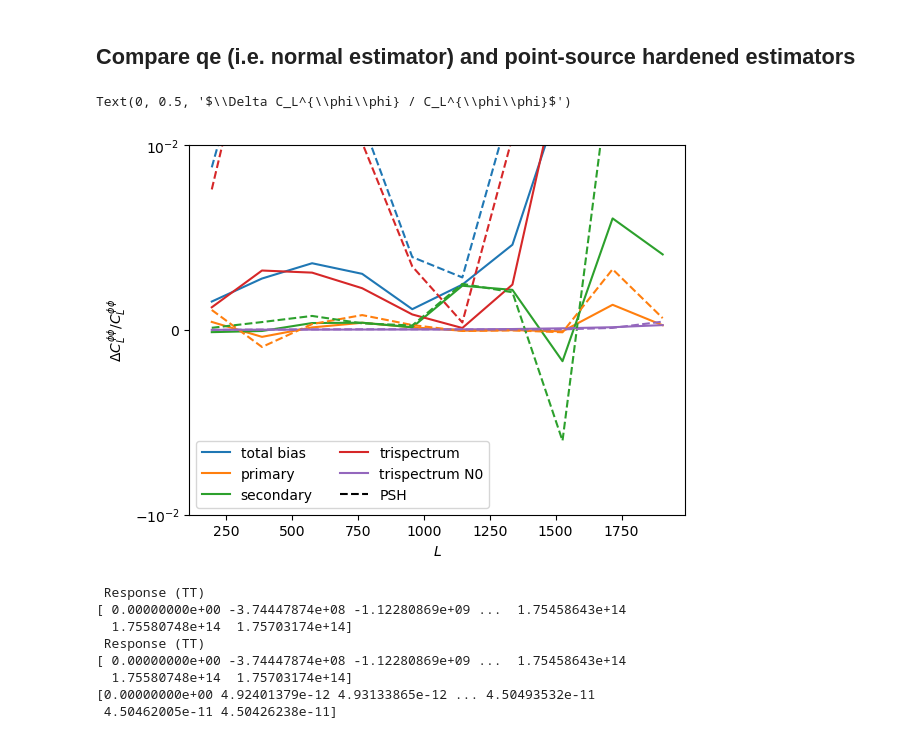
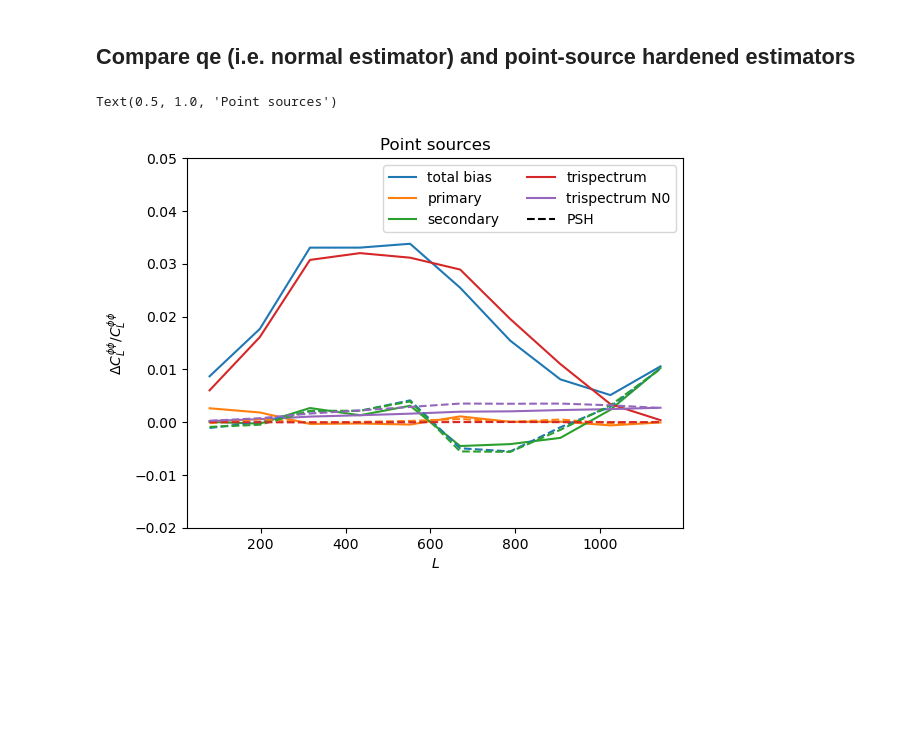
Before and after one commit to simonsobs/fgbias, a Jupyter notebook: examples/example1.ipynb, the cells around one changed output. Drawn from its saved outputs; the diff is of its cells as text; code cells hidden in the pictures; blank space fills up the shorter version.

```diff
--- a/examples/example1.ipynb
+++ b/examples/example1.ipynb
@@ -69,2 +79,5 @@ hp.mollview(source_temp_map)
 # %%
-fg_alm = hp.map2alm(source_temp_map, lmax=mlmax)
+#source_temp_map_beam_convolved = hp.smoothing(source_temp_map, fwhm=np.radians(beam_fwhm/60))
+#source_alm_beamed = hp.map2alm(source_temp_map_beam_convolved,lmax=mlmax)
+#source_alm = curvedsky.almxfl(source_alm_beamed, 1./hp.gauss_beam(np.radians(beam_fwhm/60), lmax=mlmax))
+source_alm = hp.map2alm(source_temp_map, lmax=mlmax)
@@ -86,8 +102,11 @@ cmbp_alm = futils.get_cmb_alm(1999,0)
 Setup lensing reconstruction stuff. This generates `recon_setup`, a dictionary that contains various useful quantities functions,
 including those that perform lensing reconstruction using falafel.
 # %%
-px = qe.pixelization(nside=2048) #the pixelisation to use for the real-space quadratic estimator (shouldn't affect the result).
-recon_setup = setup_AAAA_recon(px, lmin, lmax, mlmax,
+shape, wcs = enmap.fullsky_geometry(res=np.radians(2. / 60.0))
+px_car = qe.pixelization(shape, wcs) #the pixelisation to use for the real-space quadratic estimator (shouldn't affect the result...much).
+
+#px_hp = qe.pixelization(nside=2048) #the pixelisation to use for the real-space quadratic estimator (shouldn't affect the result...much).
+recon_setup = setup_recon(px_car, lmin, lmax, mlmax,
                 tcls,
                 do_psh=True, do_prh=False,
                 profile=None)
@@ -99,7 +118,13 @@ Now use `get_bias_terms` to get the lensing foreground bias. This will take a fe
 # %%
-bias_stuff = get_bias_terms(fg_alm, recon_setup,
+from timeit import default_timer as timer
+import datetime
+
+start=timer()
+source_bias_stuff = get_bias_terms(source_alm, recon_setup,
                    phi_alm, cmb_alm, cmbp_alm,
                    ests=["qe","psh"], comm=None)
+end=timer()
+print("took %s to get bias terms"%datetime.timedelta(seconds=end-start))
 # %% [output]
 getting biases for est: qe
 doing fg-only reconstruction
@@ -149,28 +145,36 @@ Text(0, 0.5, '$\\Delta C_L^{\\phi\\phi} / C_L^{\\phi\\phi}$')
 # %%
 fig,ax=plt.subplots()
 
+#function for binning Cl
+binner = ClBinner(lmin=20, lmax=1200, nbin=10)
+
+#get true cl_phi_phi to compare biases to
+cl_phiphi_theory = ucls["kk"] / (Ls * (Ls+1) / 2)**2 #get theory to compare to
+cl_phiphi_binned = binner(cl_phiphi_theory)
+
 est, linestyle = "qe","-"
 #ax.plot(binner.bin_mids, binner(bias_stuff["cl_phi"]), color="k", label=r"$C_L^{\phi\phi}$")
-ax.plot(binner.bin_mids, binner(bias_stuff["total_%s"%est])/cl_phiphi_binned, linestyle, color="C0", label="total bias")
-ax.plot(binner.bin_mids, binner(bias_stuff["primary_%s"%est])/cl_phiphi_binned, linestyle, color="C1", label="primary")
-ax.plot(binner.bin_mids, binner(bias_stuff["secondary_%s"%est])/cl_phiphi_binned, linestyle, color="C2", label="secondary")
-ax.plot(binner.bin_mids, binner(bias_stuff["trispectrum_%s"%est])/cl_phiphi_binned, linestyle, color="C3", label="trispectrum")
-ax.plot(binner.bin_mids, binner(bias_stuff["tri_N0_%s"%est])/cl_phiphi_binned, linestyle,color="C4", label="trispectrum N0")
+ax.plot(binner.bin_mids, binner(source_bias_stuff["total_%s"%est])/cl_phiphi_binned, linestyle, color="C0", label="total bias")
+ax.plot(binner.bin_mids, binner(source_bias_stuff["primary_%s"%est])/cl_phiphi_binned, linestyle, color="C1", label="primary")
+ax.plot(binner.bin_mids, binner(source_bias_stuff["secondary_%s"%est])/cl_phiphi_binned, linestyle, color="C2", label="secondary")
+ax.plot(binner.bin_mids, binner(source_bias_stuff["trispectrum_%s"%est])/cl_phiphi_binned, linestyle, color="C3", label="trispectrum")
+#ax.plot(binner.bin_mids, binner(source_bias_stuff["tri_N0_%s"%est])/cl_phiphi_binned, linestyle,color="C4", label="trispectrum N0")
 
 est, linestyle = "psh","--"
 #ax.plot(binner.bin_mids, binner(bias_stuff["cl_phi"]), color="k", label=r"$C_L^{\phi\phi}$")
-ax.plot(binner.bin_mids, binner(bias_stuff["total_%s"%est])/cl_phiphi_binned, linestyle, color="C0",)# label="total bias")
-ax.plot(binner.bin_mids, binner(bias_stuff["primary_%s"%est])/cl_phiphi_binned, linestyle,color="C1",) # label="primary")
-ax.plot(binner.bin_mids, binner(bias_stuff["secondary_%s"%est])/cl_phiphi_binned, linestyle,color="C2",)# label="secondary")
-ax.plot(binner.bin_mids, binner(bias_stuff["trispectrum_%s"%est])/cl_phiphi_binned, linestyle,color="C3",)# label="trispectrum")
-ax.plot(binner.bin_mids, binner(bias_stuff["tri_N0_%s"%est])/cl_phiphi_binned, linestyle,color="C4",)# label="trispectrum")
+ax.plot(binner.bin_mids, binner(source_bias_stuff["total_%s"%est])/cl_phiphi_binned, linestyle, color="C0",)# label="total bias")
+ax.plot(binner.bin_mids, binner(source_bias_stuff["primary_%s"%est])/cl_phiphi_binned, linestyle,color="C1",) # label="primary")
+ax.plot(binner.bin_mids, binner(source_bias_stuff["secondary_%s"%est])/cl_phiphi_binned, linestyle,color="C2",)# label="secondary")
+ax.plot(binner.bin_mids, binner(source_bias_stuff["trispectrum_%s"%est])/cl_phiphi_binned, linestyle,color="C3",)# label="trispectrum")
+#ax.plot(binner.bin_mids, binner(source_bias_stuff["tri_N0_%s"%est])/cl_phiphi_binned, linestyle,color="C4",)# label="trispectrum")
 ax.plot([],[],'k--',label="PSH")
 
-ax.set_ylim([-0.01,0.01])
-ax.set_yscale('symlog')
+ax.set_ylim([-0.02,0.05])
+#ax.set_yscale('symlog')
 ax.legend(ncols=2)
 ax.set_xlabel(r"$L$")
 ax.set_ylabel(r"$\Delta C_L^{\phi\phi} / C_L^{\phi\phi}$")
+ax.set_title(r"Point sources")
 # %% [output]
-Text(0, 0.5, '$\\Delta C_L^{\\phi\\phi} / C_L^{\\phi\\phi}$')
+Text(0.5, 1.0, 'Point sources')
-[figure, old version]
+[figure, new version]
@@ -188,23 +180,0 @@ src_nonorm = qe.qe_source(px, mlmax, fg_alm_filtered[0],
-# %%
-R_tt_src = pytempura.get_cross(
-    'TT','SRC',ucls,tcls,lmin,lmax,
-    k_ellmax=mlmax)
-print(R_tt_src)
-R_src_tt = pytempura.get_cross(
-    'SRC','TT',ucls,tcls,lmin,lmax,
-    k_ellmax=mlmax)
-print(R_src_tt)
-norm_src = pytempura.get_norms(
-        ['src'], ucls, ucls, tcls,
-        lmin, lmax,
-        k_ellmax=mlmax)['src']
-print(norm_src)
-# %% [output]
- Response (TT)
-[ 0.00000000e+00 -3.74447874e+08 -1.12280869e+09 ...  1.75458643e+14
-  1.75580748e+14  1.75703174e+14]
- Response (TT)
-[ 0.00000000e+00 -3.74447874e+08 -1.12280869e+09 ...  1.75458643e+14
-  1.75580748e+14  1.75703174e+14]
-[0.00000000e+00 4.92401379e-12 4.93133865e-12 ... 4.50493532e-11
- 4.50462005e-11 4.50426238e-11]
```
Also changed, not shown: parts of 40 cells of this notebook.
